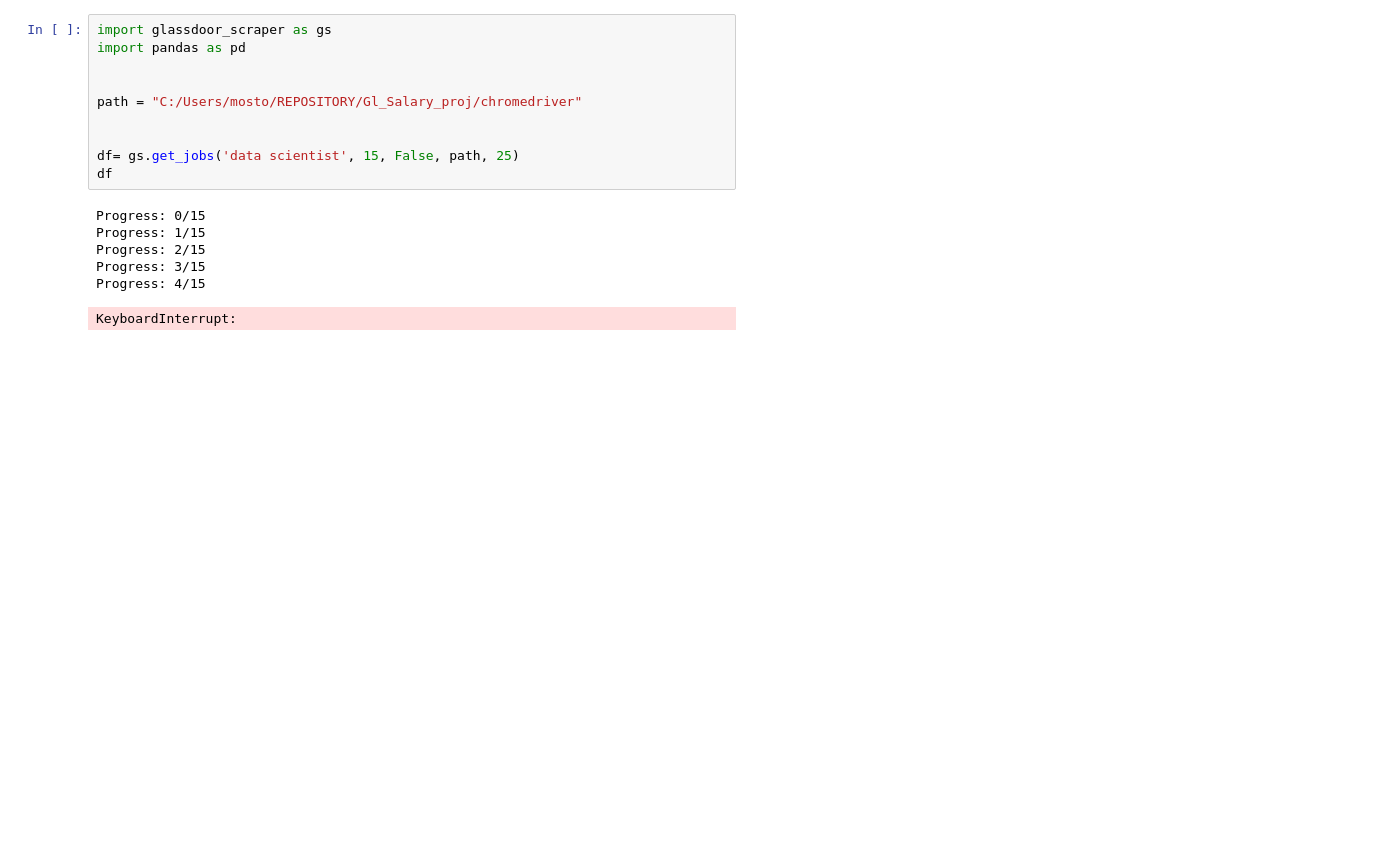
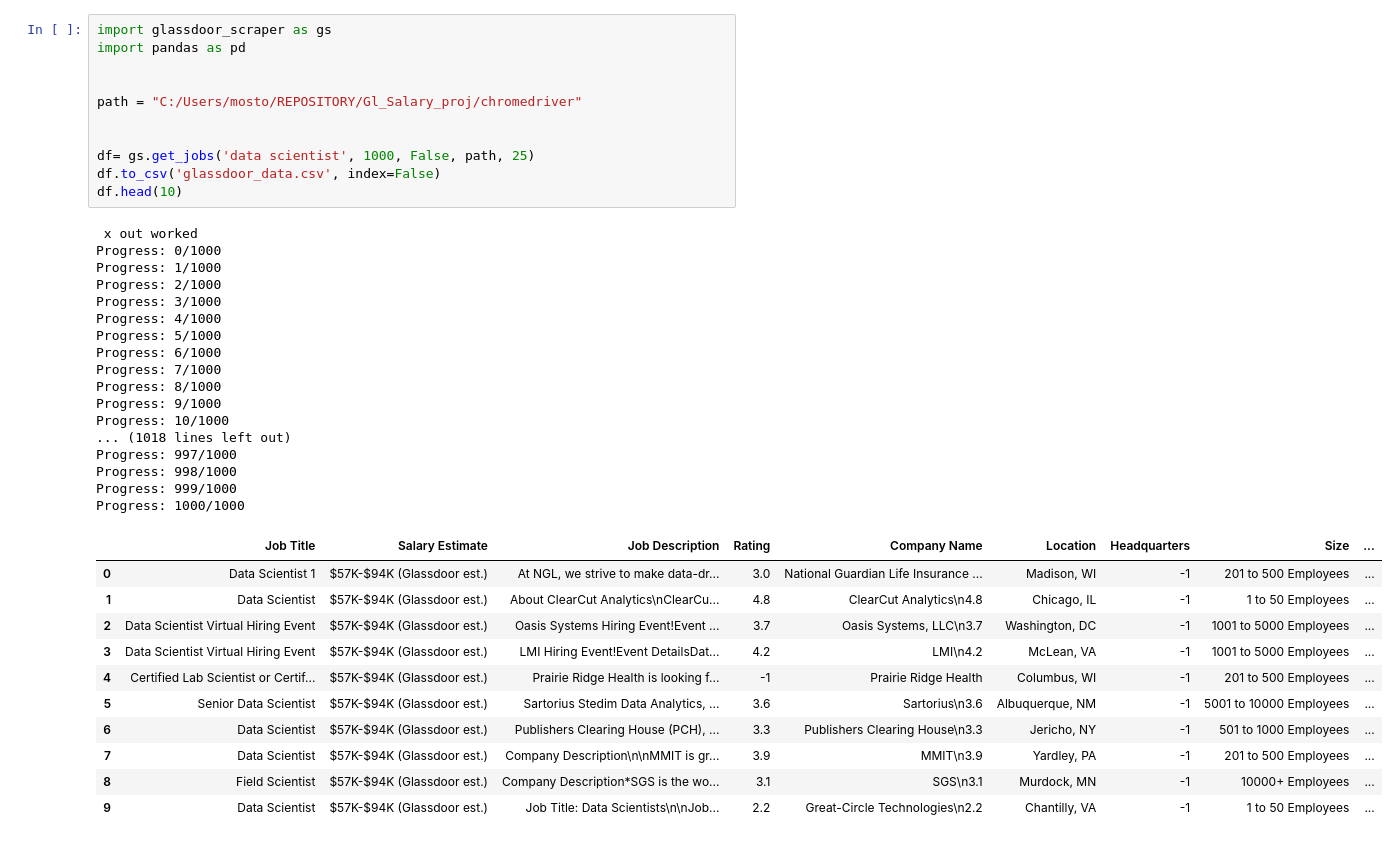
Before and after one commit to mostofa-ahsan/Gl_Salary_proj, a Jupyter notebook: Untitled.ipynb, the cells around one changed output. Saved outputs shown, nothing was run; the diff lists cells and outputs as text; blank space fills up the shorter version.

Commit message:
uploading data collection script with data

```diff
--- a/Untitled.ipynb
+++ b/Untitled.ipynb
@@ -1,17 +1,40 @@
 # %%
 import glassdoor_scraper as gs
 import pandas as pd
 
 
 path = "C:/Users/mosto/REPOSITORY/Gl_Salary_proj/chromedriver"
 
 
-df= gs.get_jobs('data scientist', 15, False, path, 25)
-df
+df= gs.get_jobs('data scientist', 1000, False, path, 25)
+df.to_csv('glassdoor_data.csv', index=False)
+df.head(10)
 # %% [output]
-Progress: 0/15
-Progress: 1/15
-Progress: 2/15
-Progress: 3/15
-Progress: 4/15
+ x out worked
+Progress: 0/1000
+Progress: 1/1000
+Progress: 2/1000
+Progress: 3/1000
+Progress: 4/1000
+Progress: 5/1000
+Progress: 6/1000
+Progress: 7/1000
+Progress: 8/1000
+Progress: 9/1000
+Progress: 10/1000
+... (1018 lines left out)
+Progress: 997/1000
+Progress: 998/1000
+Progress: 999/1000
+Progress: 1000/1000
-KeyboardInterrupt:
+|  | Job Title | Salary Estimate | Job Description | Rating | Company Name | Location | Headquarters | Size | ... |
+| 0 | Data Scientist 1 | $57K-$94K (Glassdoor est.) | At NGL, we strive to make data-dr... | 3.0 | National Guardian Life Insurance ... | Madison, WI | -1 | 201 to 500 Employees | ... |
+| 1 | Data Scientist | $57K-$94K (Glassdoor est.) | About ClearCut Analytics\nClearCu... | 4.8 | ClearCut Analytics\n4.8 | Chicago, IL | -1 | 1 to 50 Employees | ... |
+| 2 | Data Scientist Virtual Hiring Event | $57K-$94K (Glassdoor est.) | Oasis Systems Hiring Event!Event ... | 3.7 | Oasis Systems, LLC\n3.7 | Washington, DC | -1 | 1001 to 5000 Employees | ... |
+| 3 | Data Scientist Virtual Hiring Event | $57K-$94K (Glassdoor est.) | LMI Hiring Event!Event DetailsDat... | 4.2 | LMI\n4.2 | McLean, VA | -1 | 1001 to 5000 Employees | ... |
+| 4 | Certified Lab Scientist or Certif... | $57K-$94K (Glassdoor est.) | Prairie Ridge Health is looking f... | -1 | Prairie Ridge Health | Columbus, WI | -1 | 201 to 500 Employees | ... |
+| 5 | Senior Data Scientist | $57K-$94K (Glassdoor est.) | Sartorius Stedim Data Analytics, ... | 3.6 | Sartorius\n3.6 | Albuquerque, NM | -1 | 5001 to 10000 Employees | ... |
+| 6 | Data Scientist | $57K-$94K (Glassdoor est.) | Publishers Clearing House (PCH), ... | 3.3 | Publishers Clearing House\n3.3 | Jericho, NY | -1 | 501 to 1000 Employees | ... |
+| 7 | Data Scientist | $57K-$94K (Glassdoor est.) | Company Description\n\nMMIT is gr... | 3.9 | MMIT\n3.9 | Yardley, PA | -1 | 201 to 500 Employees | ... |
+| 8 | Field Scientist | $57K-$94K (Glassdoor est.) | Company Description*SGS is the wo... | 3.1 | SGS\n3.1 | Murdock, MN | -1 | 10000+ Employees | ... |
+| 9 | Data Scientist | $57K-$94K (Glassdoor est.) | Job Title: Data Scientists\n\nJob... | 2.2 | Great-Circle Technologies\n2.2 | Chantilly, VA | -1 | 1 to 50 Employees | ... |
```
Also changed, not shown: 2 other files.
